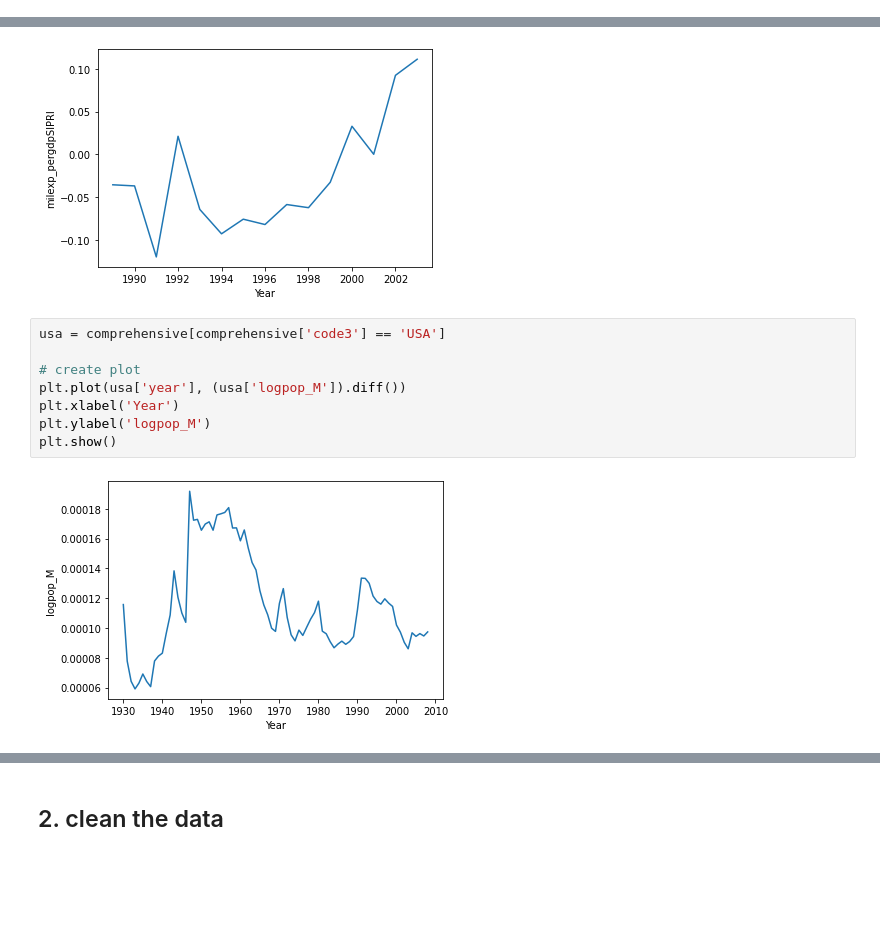
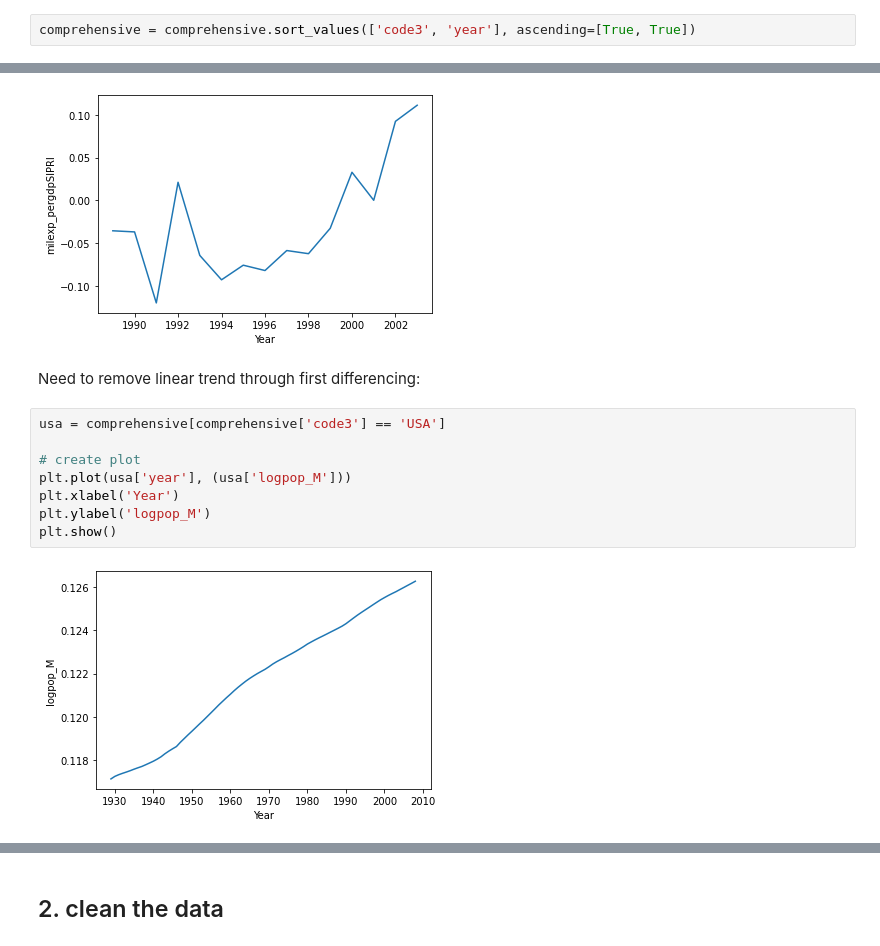
Before and after one commit to wanranzhao/ECMA31320-project, a Jupyter notebook: data/stability/political_stability_data_cleaning.ipynb, the cells around one changed output, grey strips where cells are left out. Saved outputs shown, nothing was run; the diff lists cells and outputs as text; blank space fills up the shorter version.

```diff
--- a/data/stability/political_stability_data_cleaning.ipynb
+++ b/data/stability/political_stability_data_cleaning.ipynb
@@ -74,6 +74,8 @@ array(['AFG', 'ALB', 'DZA', 'ASM', 'AND', 'AGO', 'ATG', 'AZE', 'ARG',
        'UKR', 'MKD', 'SUN', 'EGY', 'GBR', 'TZA', 'USA', 'VIR', 'BFA',
        'URY', 'UZB', 'VEN', 'WSM', 'YEM', 'YUG', 'SCG', 'ZMB'],
       dtype=object)
+# %%
+comprehensive = comprehensive.sort_values(['code3', 'year'], ascending=[True, True])
 # %% [markdown]
 We see cyclic trend in GDP. So we will demean ecgrowth.
 # %%
@@ -106,13 +112,15 @@ plt.ylabel('milexp_pergdpSIPRI')
 plt.show()
 # %% [output]
 [figure]
+# %% [markdown]
+Need to remove linear trend through first differencing:
 # %%
 usa = comprehensive[comprehensive['code3'] == 'USA']
 
 # create plot
-plt.plot(usa['year'], (usa['logpop_M']).diff())
+plt.plot(usa['year'], (usa['logpop_M']))
 plt.xlabel('Year')
 plt.ylabel('logpop_M')
 plt.show()
 # %% [output]
-[figure, old version]
+[figure, new version]
```
Also changed, not shown: parts of 7 cells of this notebook, 1 other file.
